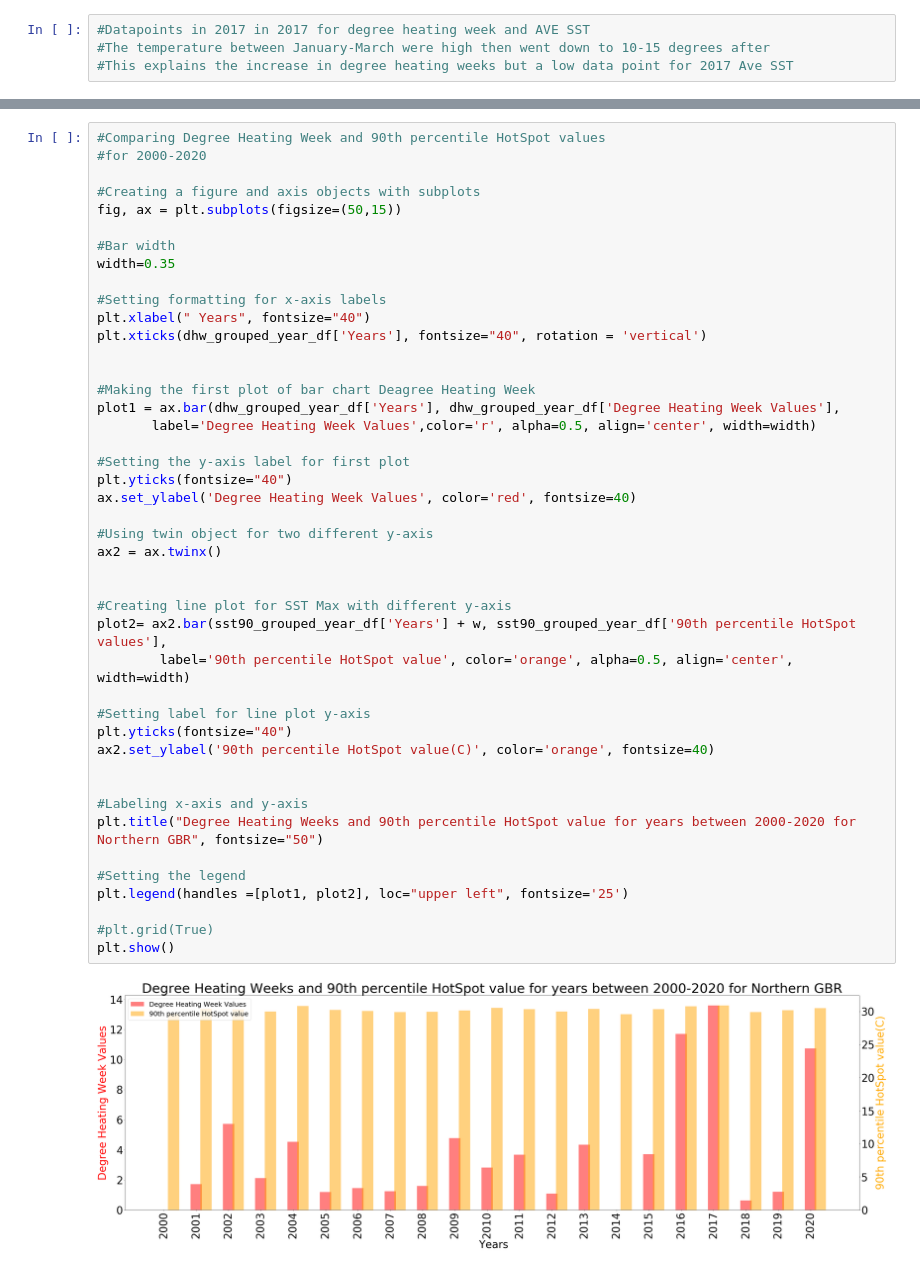
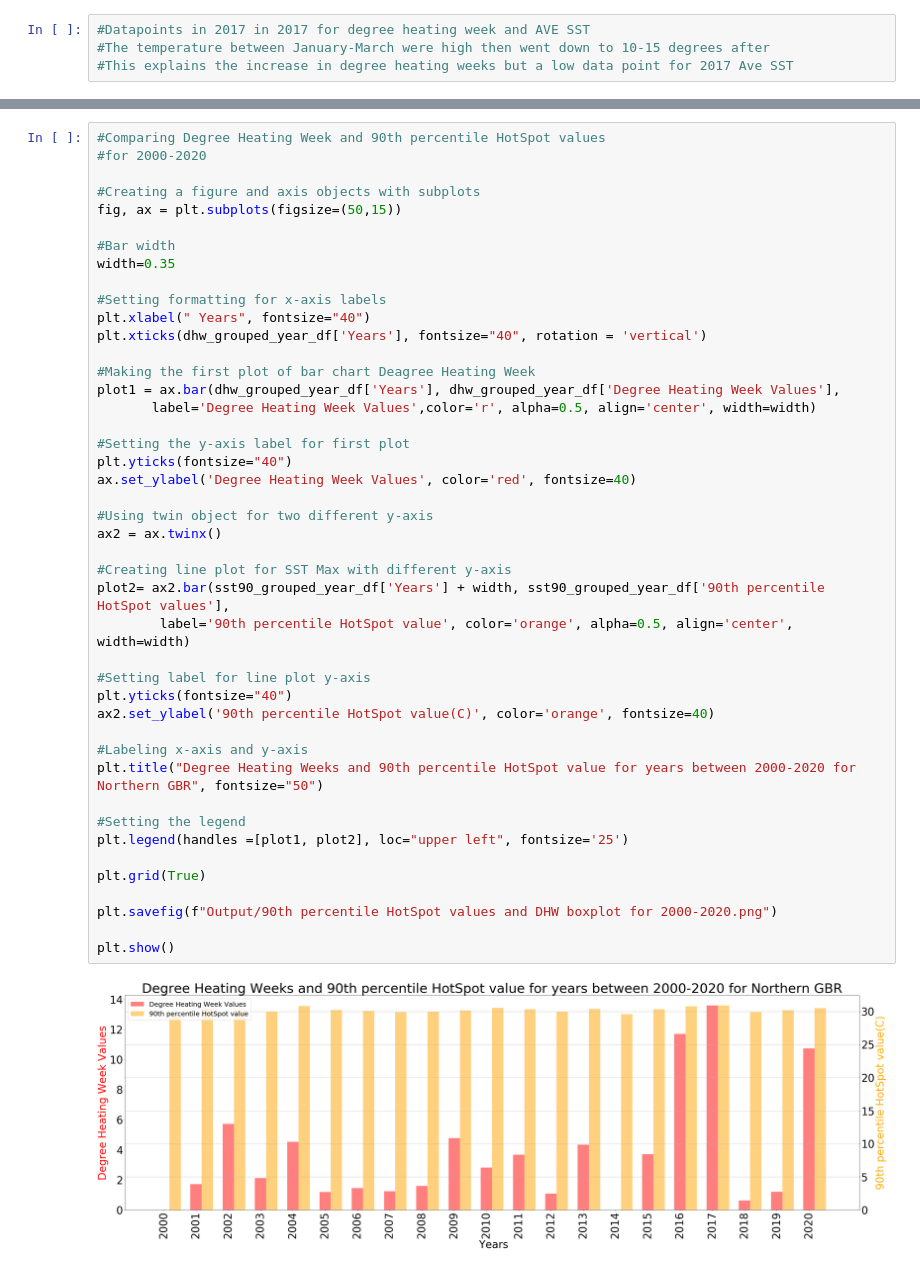
Before and after one commit to Aastha-Arora/Great-Barrier-Reef, a Jupyter notebook: Data Exploration/Northern.ipynb, the cells around one changed output, grey strips where cells are left out. Drawn from its saved outputs; the diff is of its cells as text.

```diff
--- a/Data Exploration/Northern.ipynb
+++ b/Data Exploration/Northern.ipynb
@@ -443,37 +544,37 @@ width=0.35
 #Setting formatting for x-axis labels
 plt.xlabel(" Years", fontsize="40")
 plt.xticks(dhw_grouped_year_df['Years'], fontsize="40", rotation = 'vertical')
 
-
 #Making the first plot of bar chart Deagree Heating Week
 plot1 = ax.bar(dhw_grouped_year_df['Years'], dhw_grouped_year_df['Degree Heating Week Values'],
        label='Degree Heating Week Values',color='r', alpha=0.5, align='center', width=width)
 
 #Setting the y-axis label for first plot
 plt.yticks(fontsize="40")
 ax.set_ylabel('Degree Heating Week Values', color='red', fontsize=40)
 
 #Using twin object for two different y-axis
 ax2 = ax.twinx()
 
-
 #Creating line plot for SST Max with different y-axis
-plot2= ax2.bar(sst90_grouped_year_df['Years'] + w, sst90_grouped_year_df['90th percentile HotSpot values'],
+plot2= ax2.bar(sst90_grouped_year_df['Years'] + width, sst90_grouped_year_df['90th percentile HotSpot values'],
         label='90th percentile HotSpot value', color='orange', alpha=0.5, align='center', width=width)
 
 #Setting label for line plot y-axis
 plt.yticks(fontsize="40")
 ax2.set_ylabel('90th percentile HotSpot value(C)', color='orange', fontsize=40)
-
 
 #Labeling x-axis and y-axis
 plt.title("Degree Heating Weeks and 90th percentile HotSpot value for years between 2000-2020 for Northern GBR", fontsize="50")
 
 #Setting the legend
 plt.legend(handles =[plot1, plot2], loc="upper left", fontsize='25')
 
-#plt.grid(True)
+plt.grid(True)
+
+plt.savefig(f"Output/90th percentile HotSpot values and DHW boxplot for 2000-2020.png")
+
 plt.show()
 # %% [output]
-[figure, old version]
+[figure, new version]
 # %%
```
Also changed, not shown: parts of 26 cells of this notebook.
